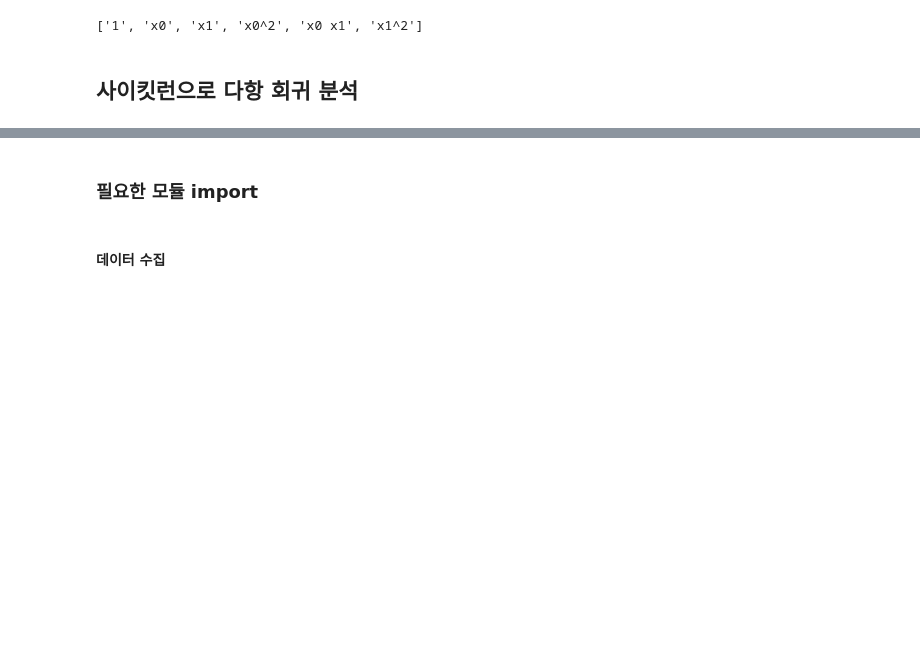
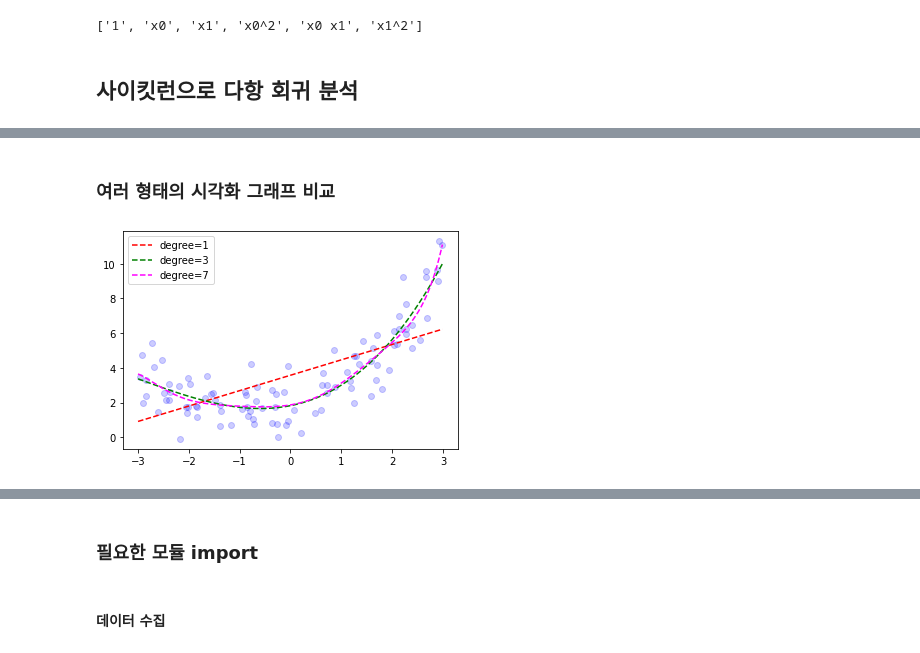
Before and after one commit to happyme2/Bigdata, a Jupyter notebook: Machine Learning/05.다항회귀.ipynb, the cells around one changed output, grey strips where cells are left out. Cells and saved outputs as stored; diff of their text form; code cells hidden in the pictures; blank space fills up the shorter version.

```diff
--- a/Machine Learning/05.다항회귀.ipynb
+++ b/Machine Learning/05.다항회귀.ipynb
@@ -76,0 +139,26 @@ plt.show()
+# %% [markdown]
+### 여러 형태의 시각화 그래프 비교
+# %%
+from sklearn.linear_model import LinearRegression
+from sklearn.preprocessing import PolynomialFeatures
+
+degree = [1,3,7]
+colors = ['red','green','magenta']
+
+plt.scatter(X,y,color='b',alpha=0.2)
+
+for i,d in enumerate(degree):
+    poly = PolynomialFeatures(degree=d)
+    X_train = poly.fit_transform(X)
+    y_train = y
+
+    reg = LinearRegression().fit(X_train,y_train)
+    xx = np.arange(-3,3,0.01)
+    yy = reg.predict(poly.transform(xx[:,np.newaxis]))
+
+    plt.plot(xx,yy,color=colors[i],linestyle='--',label='degree={}'.format(d))
+    plt.legend()
+
+plt.show()
+# %% [output]
+[figure, added]
```
Also changed, not shown: parts of 26 cells of this notebook, 3 other files.
